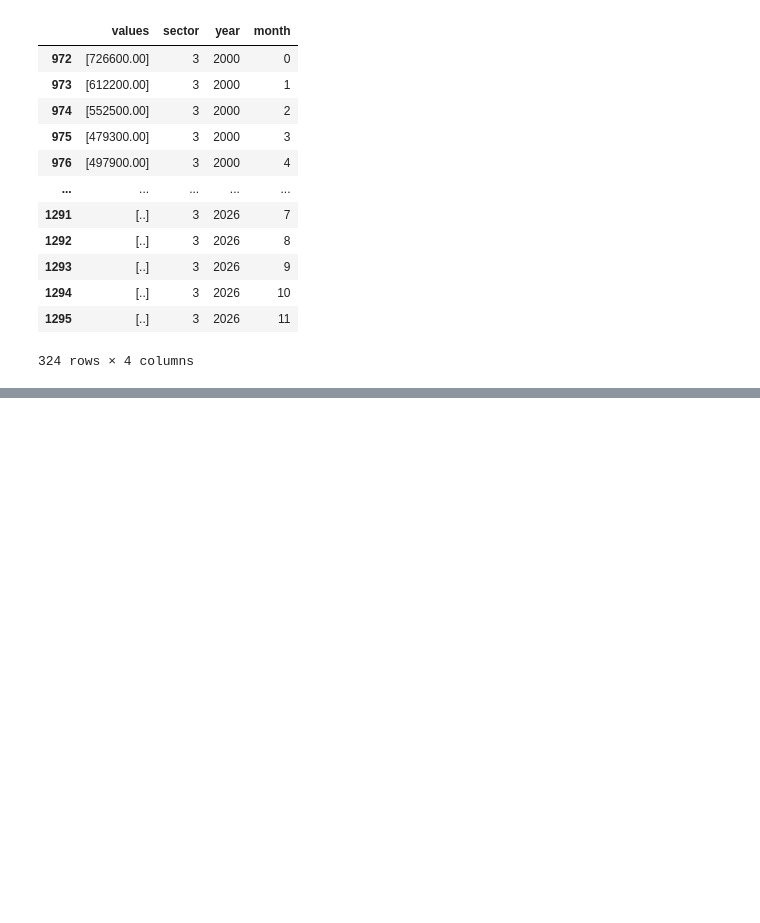
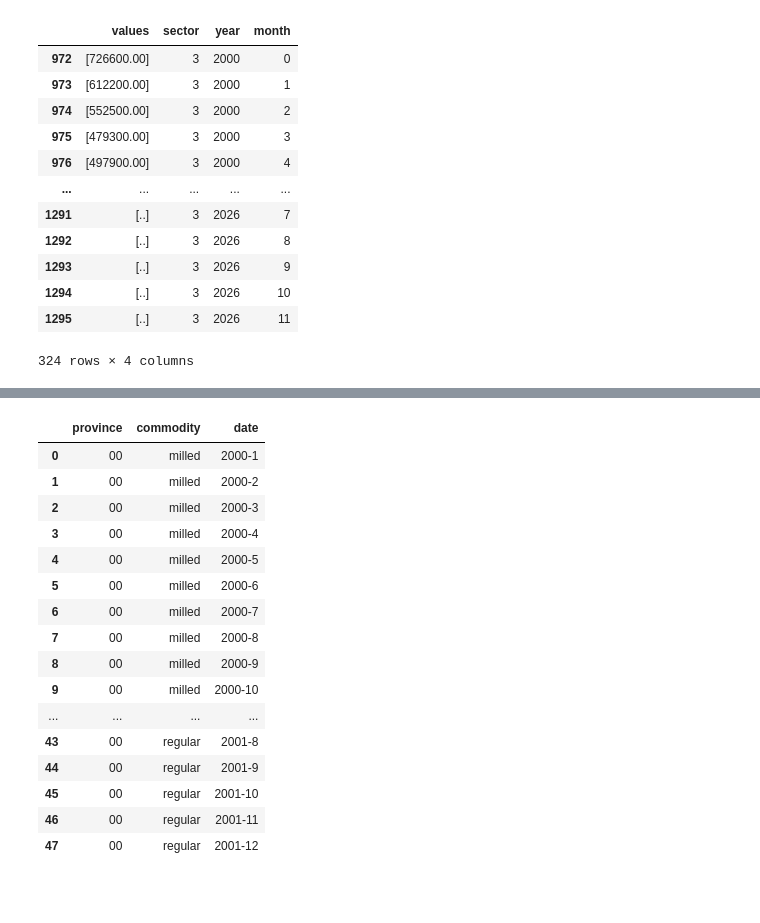
Before and after one commit to emmanresu/Thesis-Keras, a Jupyter notebook: prototype/requests_prototype.ipynb, the cells around one changed output, grey strips where cells are left out. Drawn from its saved outputs; the diff is of its cells as text; code cells hidden in the pictures; blank space fills up the shorter version.

```diff
--- a/prototype/requests_prototype.ipynb
+++ b/prototype/requests_prototype.ipynb
@@ -522,0 +593,29 @@ total_stock["date"] = total_stock["year"].str.cat(total_stock["month"], sep='-')
+# %%
+key_split['month'] = key_split['month'].astype(int)
+key_split['month'] = key_split['month'].add(1)
+key_split['month'] = key_split['month'].astype(str)
+# %%
+key_split["date"] = key_split["year"].str.cat(key_split["month"], sep='-')
+key_split = key_split.drop(columns=['year', 'month'])
+# %%
+key_split
+# %% [output]
+|  | province | commodity | date |
+| 0 | 00 | milled | 2000-1 |
+| 1 | 00 | milled | 2000-2 |
+| 2 | 00 | milled | 2000-3 |
+| 3 | 00 | milled | 2000-4 |
+| 4 | 00 | milled | 2000-5 |
+| 5 | 00 | milled | 2000-6 |
+| 6 | 00 | milled | 2000-7 |
+| 7 | 00 | milled | 2000-8 |
+| 8 | 00 | milled | 2000-9 |
+| 9 | 00 | milled | 2000-10 |
+| ... | ... | ... | ... |
+| 43 | 00 | regular | 2001-8 |
+| 44 | 00 | regular | 2001-9 |
+| 45 | 00 | regular | 2001-10 |
+| 46 | 00 | regular | 2001-11 |
+| 47 | 00 | regular | 2001-12 |
+# %% [markdown]
+#
```
Also changed, not shown: parts of 12 cells of this notebook.
